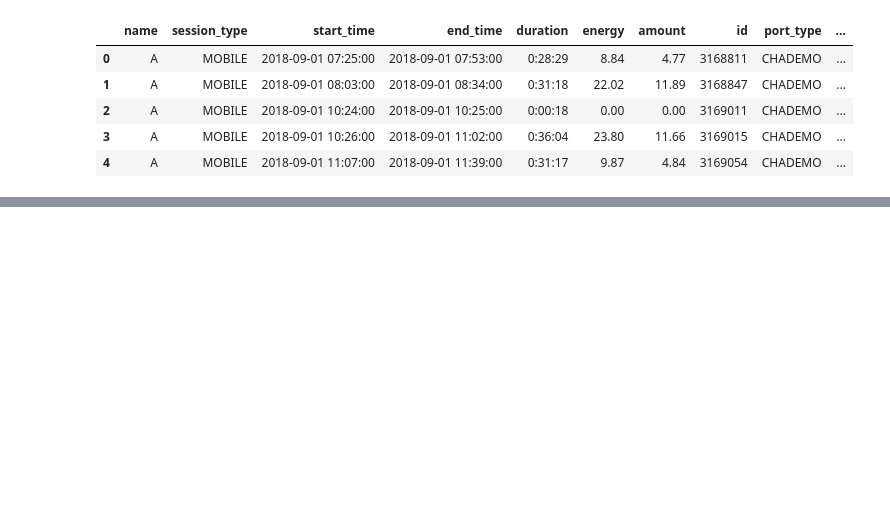
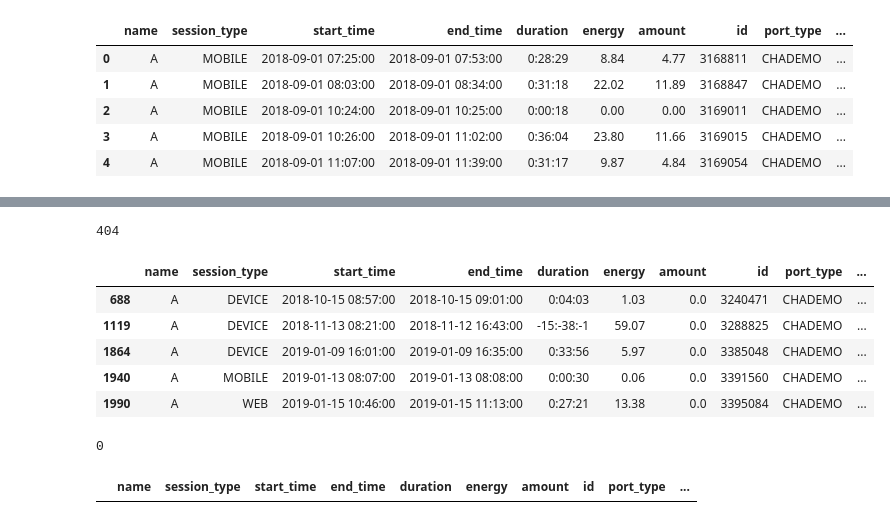
Before and after one commit to HACC2019/garys-best, a Jupyter notebook: eda/eda.ipynb, the cells around one changed output, grey strips where cells are left out. Cells and saved outputs as stored; diff of their text form; code cells hidden in the pictures; blank space fills up the shorter version.

```diff
--- a/eda/eda.ipynb
+++ b/eda/eda.ipynb
@@ -69,0 +77,22 @@ missing = df[(df['energy'] == 0) | (df['amount'] == 0)]
+# %%
+# Anyone who charges their car but doesn't pay is a "thief" -- correctable if we just use HECO formula?
+# Question: Is this ALWAYS just a data issue or do some people actually get away without paying?
+thieves = df[(df['energy'] > 0) & (df['amount'] == 0)]
+print(len(thieves))
+thieves.head()
+# %% [output]
+404
+|  | name | session_type | start_time | end_time | duration | energy | amount | id | port_type | ... |
+| 688 | A | DEVICE | 2018-10-15 08:57:00 | 2018-10-15 09:01:00 | 0:04:03 | 1.03 | 0.0 | 3240471 | CHADEMO | ... |
+| 1119 | A | DEVICE | 2018-11-13 08:21:00 | 2018-11-12 16:43:00 | -15:-38:-1 | 59.07 | 0.0 | 3288825 | CHADEMO | ... |
+| 1864 | A | DEVICE | 2019-01-09 16:01:00 | 2019-01-09 16:35:00 | 0:33:56 | 5.97 | 0.0 | 3385048 | CHADEMO | ... |
+| 1940 | A | MOBILE | 2019-01-13 08:07:00 | 2019-01-13 08:08:00 | 0:00:30 | 0.06 | 0.0 | 3391560 | CHADEMO | ... |
+| 1990 | A | WEB | 2019-01-15 10:46:00 | 2019-01-15 11:13:00 | 0:27:21 | 13.38 | 0.0 | 3395084 | CHADEMO | ... |
+# %%
+# Anyone who used 0 energy but still paid got "jipped"
+jipped = df[(df['energy'] == 0) & (df['amount'] > 0)]
+print(len(jipped))
+jipped.head()
+# %% [output]
+0
+|  | name | session_type | start_time | end_time | duration | energy | amount | id | port_type | ... |
```
Also changed, not shown: parts of 14 cells of this notebook.
